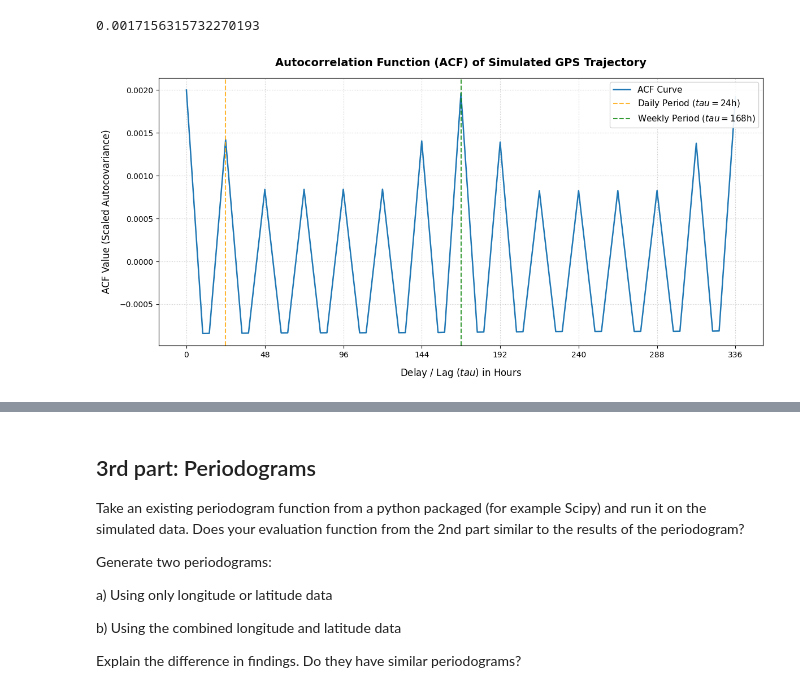
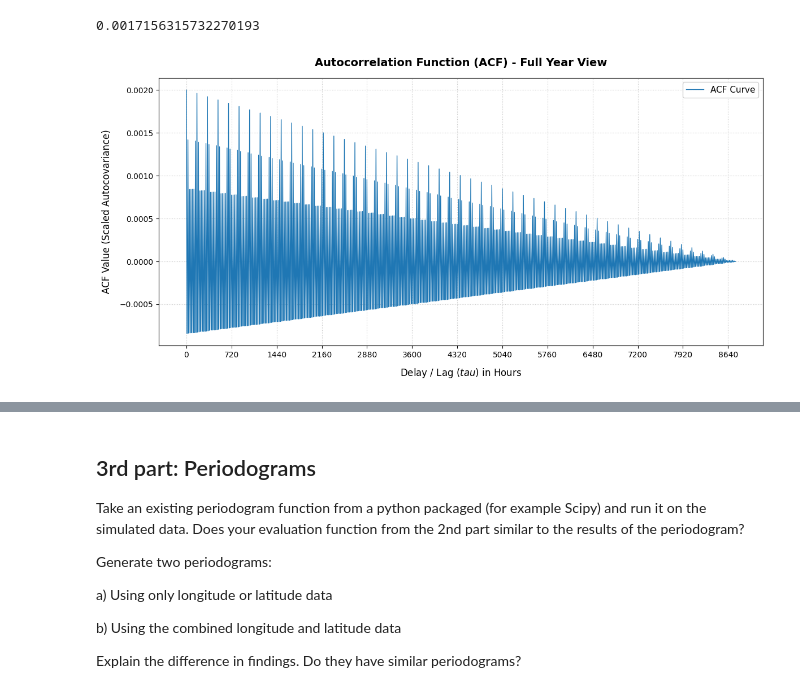
Before and after one commit to M4ngA-Coen4V/Assignment1, a Jupyter notebook: Assignment1_Exercises.ipynb, the cells around one changed output, grey strips where cells are left out. Cells and saved outputs as stored; diff of their text form; code cells hidden in the pictures.

```diff
--- a/Assignment1_Exercises.ipynb
+++ b/Assignment1_Exercises.ipynb
@@ -159,13 +159,36 @@ def autocorrelation(data, tau):
     autocorr = (1 / T) * summation
 
     return autocorr
+# %%
+#correct
+def autocorrelation(data):
+    T = len(data)
+    mean_val = sum(data) / T
+
+    autocorr = {}
+    for tau in range(T):
+        summation = 0.0
+        #looping through the entire length T using modulo to wrap around
+        for t in range(T):
+            summation += (data[t] - mean_val) * (data[(t + tau) % T] - mean_val)
+
+        acf_value = (1 / T) * summation
+        autocorr[tau] = acf_value
+
+    return autocorr
 # %%
 autocorr = autocorrelation(data=result_df['combined'].tolist(), tau=1)
 print(autocorr)
 # %% [output]
 0.0017156315732270193
+# %%
+#correct
+#generate ACF values for all possible tau values
+autocorr = autocorrelation(result_df['combined'].tolist())
+#print(autocorr)
 # %%
 # display ACF on y-axis, time on x-axis
+#old
 #tau range = 2 weeks
 max_tau = 336
 taus = list(range(max_tau + 1))
@@ -191,5 +214,26 @@ plt.legend(frameon=True, facecolor='white', framealpha=0.9, fontsize=11)
 
 plt.tight_layout()
 plt.show()
-# %% [output]
-[figure, removed]
+# %%
+#plot 1: Full Year View
+# display ACF on y-axis, time on x-axis
+max_tau_year = len(combined_data_list) - 1
+taus_year = list(range(max_tau_year + 1))
+acf_values_year = [autocorr[t] for t in taus_year]
+
+plt.figure(figsize=(12, 6))
+plt.plot(taus_year, acf_values_year, color='#1f77b4', linewidth=1.0, label='ACF Curve')
+
+plt.title('Autocorrelation Function (ACF) - Full Year View', fontsize=14, fontweight='bold', pad=15)
+plt.xlabel('Delay / Lag ($\ttau$) in Hours', fontsize=12, labelpad=10)
+plt.ylabel('ACF Value (Scaled Autocovariance)', fontsize=12, labelpad=10)
+
+#set ticks roughly every month (720 hours) for the full year view
+plt.xticks(range(0, max_tau_year + 1, 720))
+
+plt.grid(True, linestyle=':', alpha=0.7)
+plt.legend(frameon=True, facecolor='white', framealpha=0.9, fontsize=11)
+plt.tight_layout()
+plt.show()
+# %% [output]
+[figure, added]
```
Also changed, not shown: parts of 1 cell of this notebook.
